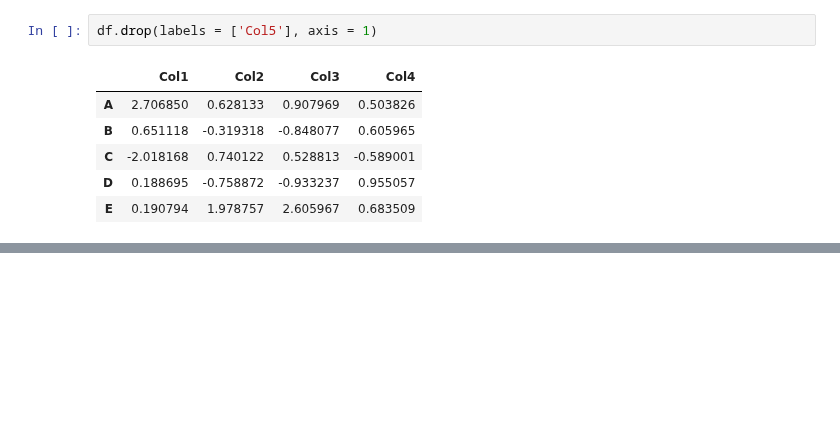
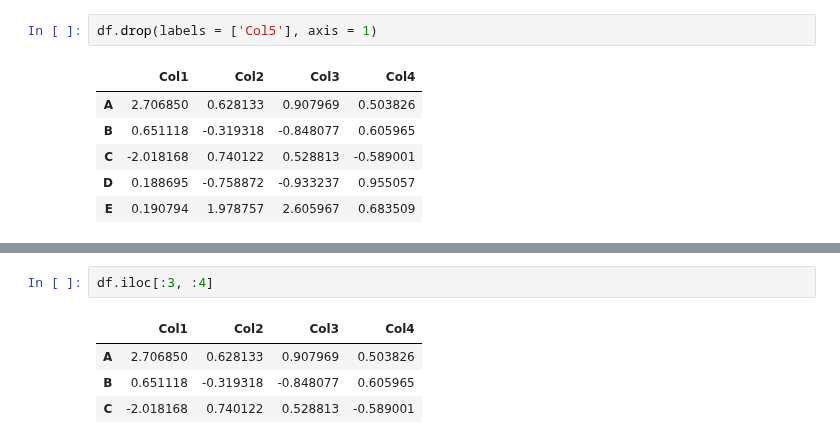
Before and after one commit to Danpr1984/Calculator-, a Jupyter notebook: Pandas training.ipynb, the cells around one changed output, grey strips where cells are left out. Drawn from its saved outputs; the diff is of its cells as text; blank space fills up the shorter version.

```diff
--- a/Pandas training.ipynb
+++ b/Pandas training.ipynb
@@ -239,0 +345,7 @@ df.drop(labels = ['Col5'], axis = 1)
+# %%
+df.iloc[:3, :4]
+# %% [output]
+|  | Col1 | Col2 | Col3 | Col4 |
+| A | 2.706850 | 0.628133 | 0.907969 | 0.503826 |
+| B | 0.651118 | -0.319318 | -0.848077 | 0.605965 |
+| C | -2.018168 | 0.740122 | 0.528813 | -0.589001 |
```
Also changed, not shown: parts of 20 cells of this notebook.
